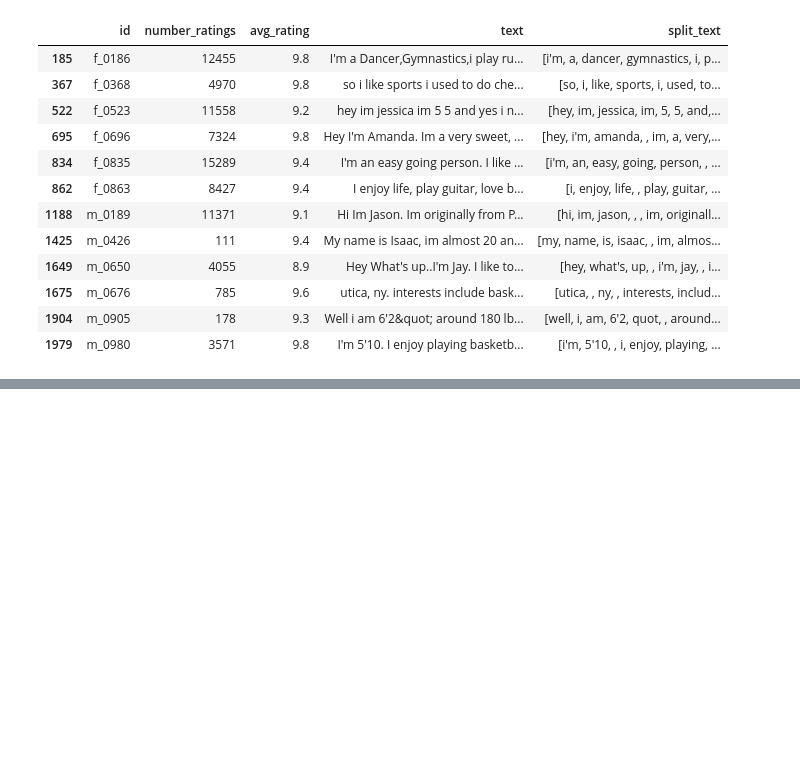
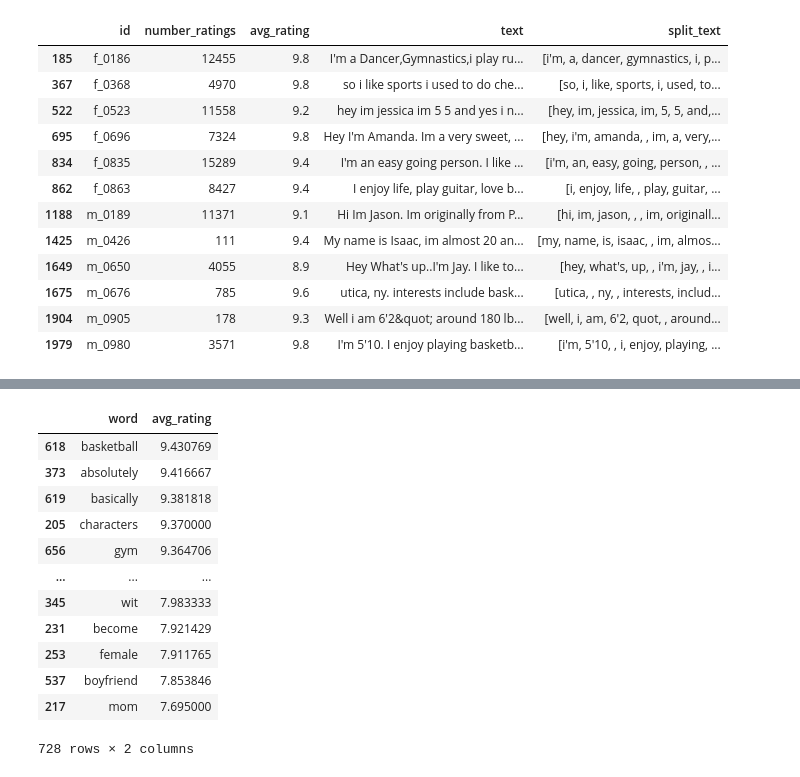
Before and after one commit to maxxelbax/ML-Project, a Jupyter notebook: data_analysis.ipynb, the cells around one changed output, grey strips where cells are left out. Cells and saved outputs as stored; diff of their text form; code cells hidden in the pictures; blank space fills up the shorter version.

```diff
--- a/data_analysis.ipynb
+++ b/data_analysis.ipynb
@@ -49,0 +80,17 @@ df.loc[df['text'].str.contains('basketball')]
+# %%
+df_word_ratings.sort_values(by='avg_rating', ascending=False, inplace=True)
+df_word_ratings
+# %% [output]
+|  | word | avg_rating |
+| 618 | basketball | 9.430769 |
+| 373 | absolutely | 9.416667 |
+| 619 | basically | 9.381818 |
+| 205 | characters | 9.370000 |
+| 656 | gym | 9.364706 |
+| ... | ... | ... |
+| 345 | wit | 7.983333 |
+| 231 | become | 7.921429 |
+| 253 | female | 7.911765 |
+| 537 | boyfriend | 7.853846 |
+| 217 | mom | 7.695000 |
+728 rows × 2 columns
```
Also changed, not shown: parts of 5 cells of this notebook.
